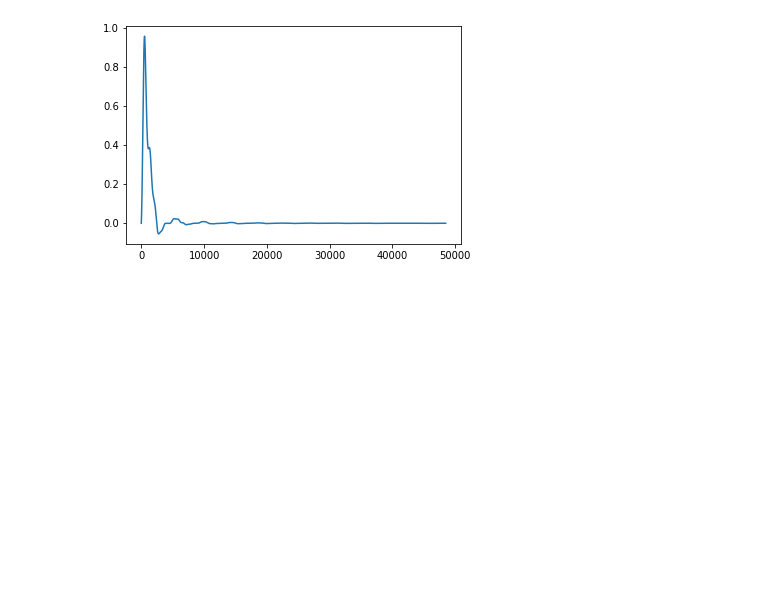
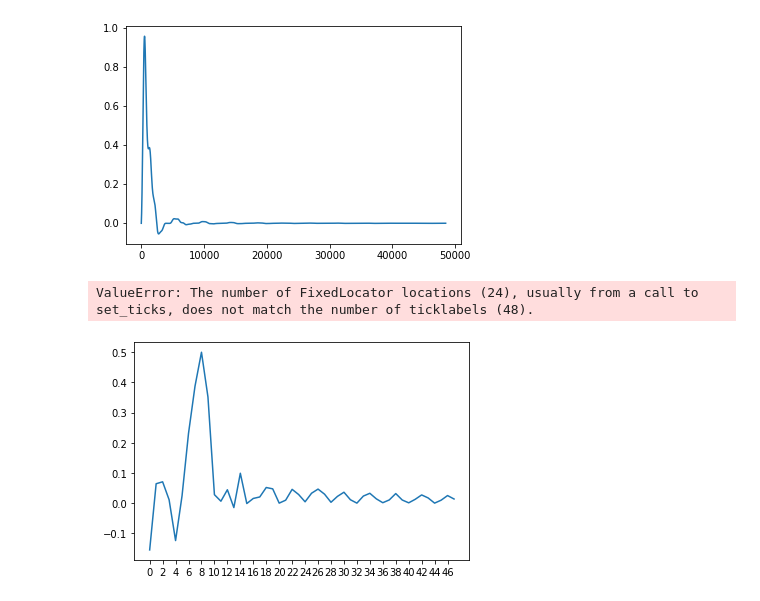
Before and after one commit to pvwoods/elko, a Jupyter notebook: notebooks/ms-stft.ipynb, the cells around one changed output. Saved outputs shown, nothing was run; the diff lists cells and outputs as text; code cells hidden in the pictures; blank space fills up the shorter version.

```diff
--- a/notebooks/ms-stft.ipynb
+++ b/notebooks/ms-stft.ipynb
@@ -57,16 +57,21 @@ plt.plot(com_x, com_y, 'ro')
 [<matplotlib.lines.Line2D at 0x...>]
 [figure]
 # %%
-PERIODS_PER_SAMPLE = 11.34
+SAMPLE_PERIODS_PER_CYCLE = 11.34
 
-sample_size = PERIODS_PER_SAMPLE * INTERVALS * RESOLUTION
-sample_step_size = 1 / sample_size
-sample_rad_increments = np.arange(0, RAD * PERIODS_PER_SAMPLE, sample_step_size)
-clip_size = sample_rad_increments.shape[0]
+def build_cycle_sample(periods_per_cycle:float):
+    sample_size = periods_per_cycle * INTERVALS * RESOLUTION
+    sample_step_size = 1 / sample_size
+    sample_rad_increments = np.arange(0, RAD * periods_per_cycle, sample_step_size)
+    clip_size = sample_rad_increments.shape[0]
 
-q_xs = np.sin(sample_rad_increments) * signal[:clip_size]
-q_ys = np.cos(sample_rad_increments) * signal[:clip_size]
-q_com_x, q_com_y = (q_xs.mean(), q_ys.mean())
+    q_xs = np.sin(sample_rad_increments) * signal[:clip_size]
+    q_ys = np.cos(sample_rad_increments) * signal[:clip_size]
+    q_com_x, q_com_y = (q_xs.mean(), q_ys.mean())
+
+    return q_xs, q_ys, q_com_x, q_com_y
+
+q_xs, q_ys, q_com_x, q_com_y = build_cycle_sample(SAMPLE_PERIODS_PER_CYCLE)
 
 plt.figure(figsize=(4,4))
 plt.plot(q_xs, q_ys)
@@ -90,3 +96,15 @@ plt.plot(np.array(coma_x) * np.array(coma_y))
 # %% [output]
 [<matplotlib.lines.Line2D at 0x...>]
 [figure]
+# %%
+coms = []
+l = np.arange(1, 13, 0.25)
+for x in l:
+    _, _, com_x, comy = build_cycle_sample(x)
+    coms.append(com_x)
+
+plt.plot(coms)
+plt.xticks(range(0, len(l), 2), [f'{xx:.1f}' for xx in l], rotation=45);
+# %% [output]
+ValueError: The number of FixedLocator locations (24), usually from a call to set_ticks, does not match the number of ticklabels (48).
+[figure, added]
```
Also changed, not shown: parts of 1 cell of this notebook.
